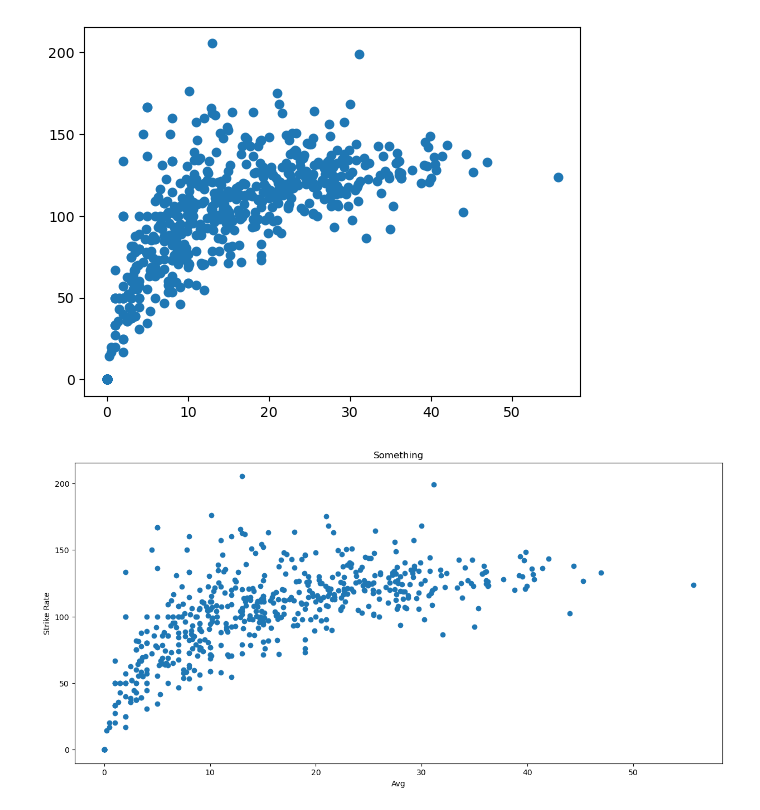
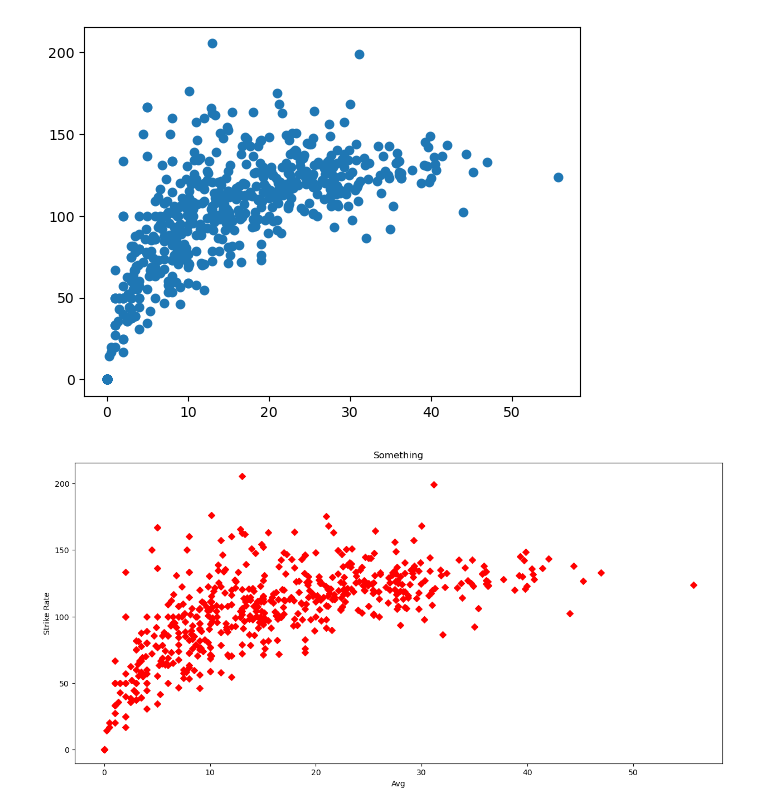
Before and after one commit to shubhammgits/Python-DS-AIML, a Jupyter notebook: MATPLOTLIB/advanced.ipynb, the cells around one changed output. Saved outputs shown, nothing was run; the diff lists cells and outputs as text; code cells hidden in the pictures.

```diff
--- a/MATPLOTLIB/advanced.ipynb
+++ b/MATPLOTLIB/advanced.ipynb
@@ -141,11 +141,11 @@ plt.scatter(batters['avg'], batters['strike_rate'])
 # %%
 fig, ax = plt.subplots(figsize = (15,7))
 
-ax.scatter(batters['avg'], batters['strike_rate'])
+ax.scatter(batters['avg'], batters['strike_rate'], color='red', marker='D')
 ax.set_title('Something')
 ax.set_xlabel('Avg')
 ax.set_ylabel('Strike Rate')
 
 fig.show()
 # %% [output]
-[figure, old version]
+[figure, new version]
```
